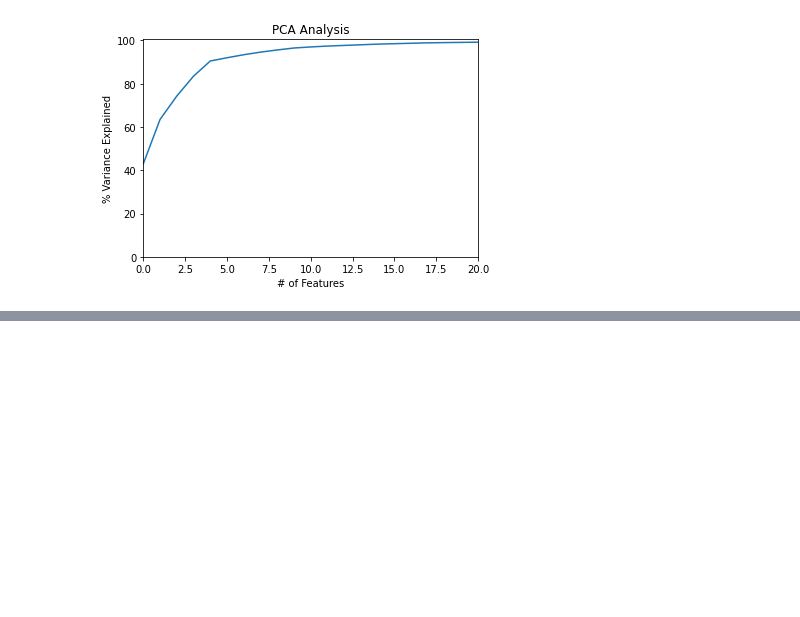
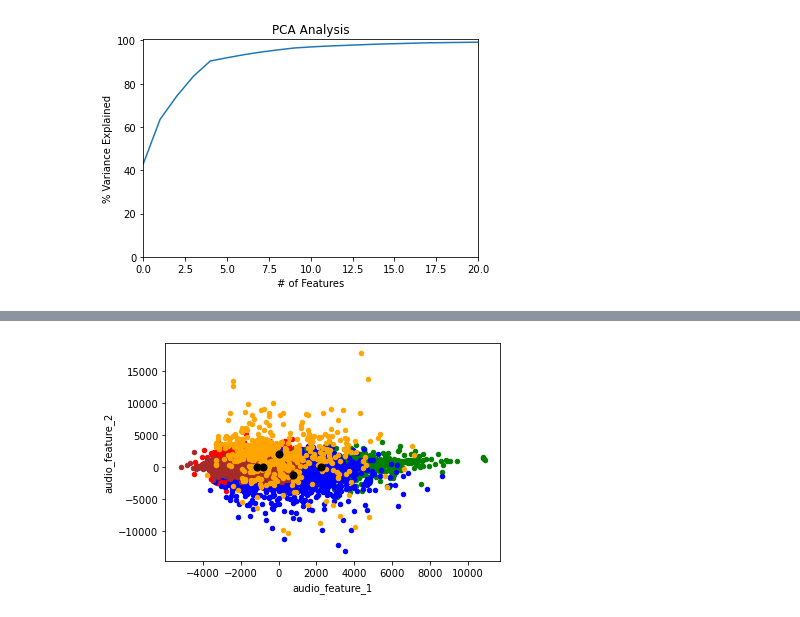
Before and after one commit to PliniLeonardo/ADM_HW4, a Jupyter notebook: Code_part2_Leo.ipynb, the cells around one changed output, grey strips where cells are left out. Cells and saved outputs as stored; diff of their text form; code cells hidden in the pictures; blank space fills up the shorter version.

```diff
--- a/Code_part2_Leo.ipynb
+++ b/Code_part2_Leo.ipynb
@@ -348,0 +599,30 @@ plt.plot(var)
+# %%
+tobe_clustered = df[['audio_feature_0', 'audio_feature_1', 'audio_feature_2']]
+# %%
+cost_array = []
+silhouette_array = []
+
+for i in tqdm(range(1,20)):
+    n_iter, labels, centroids, cost = custom_kmeans(tobe_clustered, i)
+    cost_array.append(cost)
+    silhouette_array.append(compute_silhouette(tobe_clustered, i, labels))
+
+fig, ax = pl.subplots(1,2)
+ax[0].plot(range(1,20), cost_array)
+ax[1].plot(range(1,20), silhouette_array)
+
+plt.show()
+# %%
+K = 5
+n_iter, labels, centroids, cost = custom_kmeans(tobe_clustered, K)
+# %%
+temp = tobe_clustered[['audio_feature_1', 'audio_feature_2']]
+colori= ['red', 'green', 'blue', 'brown', 'orange']
+
+fig, ax = plt.subplots()
+for i in range(K):
+    temp[labels == i].plot.scatter(*temp.columns, s=20, ax=ax, c=colori[i])
+centroids.plot.scatter(*temp.columns, s=50, c='black', ax=ax)
+plt.show()
+# %% [output]
+[figure, added]
```
Also changed, not shown: parts of 14 cells of this notebook, 3 other files.
